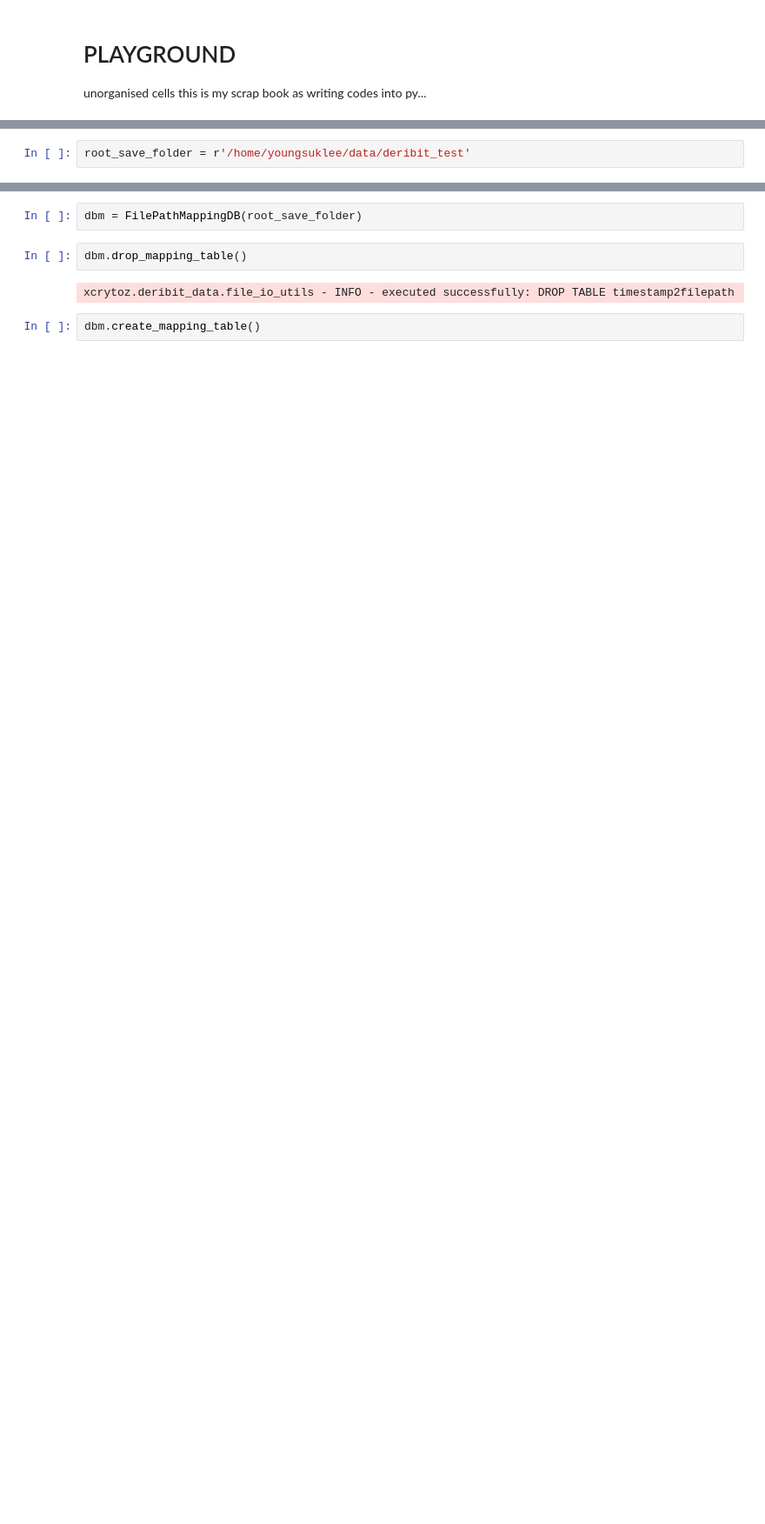
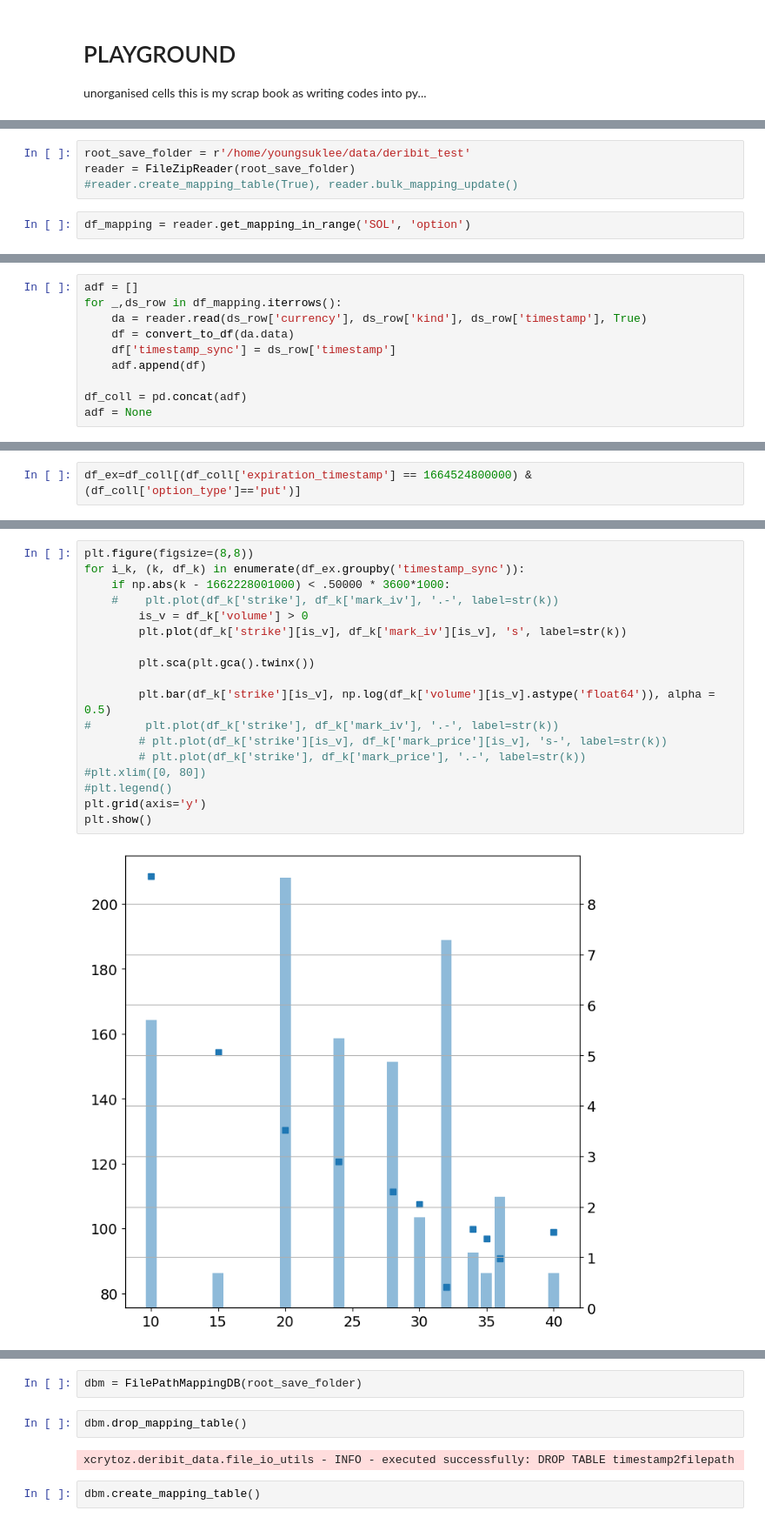
Before and after one commit to xyise/cdc, a Jupyter notebook: drivers/testing_playground.ipynb, the cells around one changed output, grey strips where cells are left out. Shown at 87% size. Drawn from its saved outputs; the diff is of its cells as text; blank space fills up the shorter version.

```diff
--- a/drivers/testing_playground.ipynb
+++ b/drivers/testing_playground.ipynb
@@ -22,2 +270,6 @@ The autoreload extension is already loaded. To reload it, use:
 # %%
 root_save_folder = r'/home/youngsuklee/data/deribit_test'
+reader = FileZipReader(root_save_folder)
+#reader.create_mapping_table(True), reader.bulk_mapping_update()
+# %%
+df_mapping = reader.get_mapping_in_range('SOL', 'option')
@@ -23,0 +280,10 @@ root_save_folder = r'/home/youngsuklee/data/deribit_test'
+# %%
+adf = []
+for _,ds_row in df_mapping.iterrows():
+    da = reader.read(ds_row['currency'], ds_row['kind'], ds_row['timestamp'], True)
+    df = convert_to_df(da.data)
+    df['timestamp_sync'] = ds_row['timestamp']
+    adf.append(df)
+
+df_coll = pd.concat(adf)
+adf = None
@@ -23,0 +325,2 @@ root_save_folder = r'/home/youngsuklee/data/deribit_test'
+# %%
+df_ex=df_coll[(df_coll['expiration_timestamp'] == 1664524800000) & (df_coll['option_type']=='put')]
@@ -23,0 +347,20 @@ root_save_folder = r'/home/youngsuklee/data/deribit_test'
+# %%
+plt.figure(figsize=(8,8))
+for i_k, (k, df_k) in enumerate(df_ex.groupby('timestamp_sync')):
+    if np.abs(k - 1662228001000) < .50000 * 3600*1000:
+    #    plt.plot(df_k['strike'], df_k['mark_iv'], '.-', label=str(k))
+        is_v = df_k['volume'] > 0
+        plt.plot(df_k['strike'][is_v], df_k['mark_iv'][is_v], 's', label=str(k))
+
+        plt.sca(plt.gca().twinx())
+
+        plt.bar(df_k['strike'][is_v], np.log(df_k['volume'][is_v].astype('float64')), alpha = 0.5)
+#        plt.plot(df_k['strike'], df_k['mark_iv'], '.-', label=str(k))
+        # plt.plot(df_k['strike'][is_v], df_k['mark_price'][is_v], 's-', label=str(k))
+        # plt.plot(df_k['strike'], df_k['mark_price'], '.-', label=str(k))
+#plt.xlim([0, 80])
+#plt.legend()
+plt.grid(axis='y')
+plt.show()
+# %% [output]
+[figure, added]
```
Also changed, not shown: parts of 70 cells of this notebook, 17 other files.
